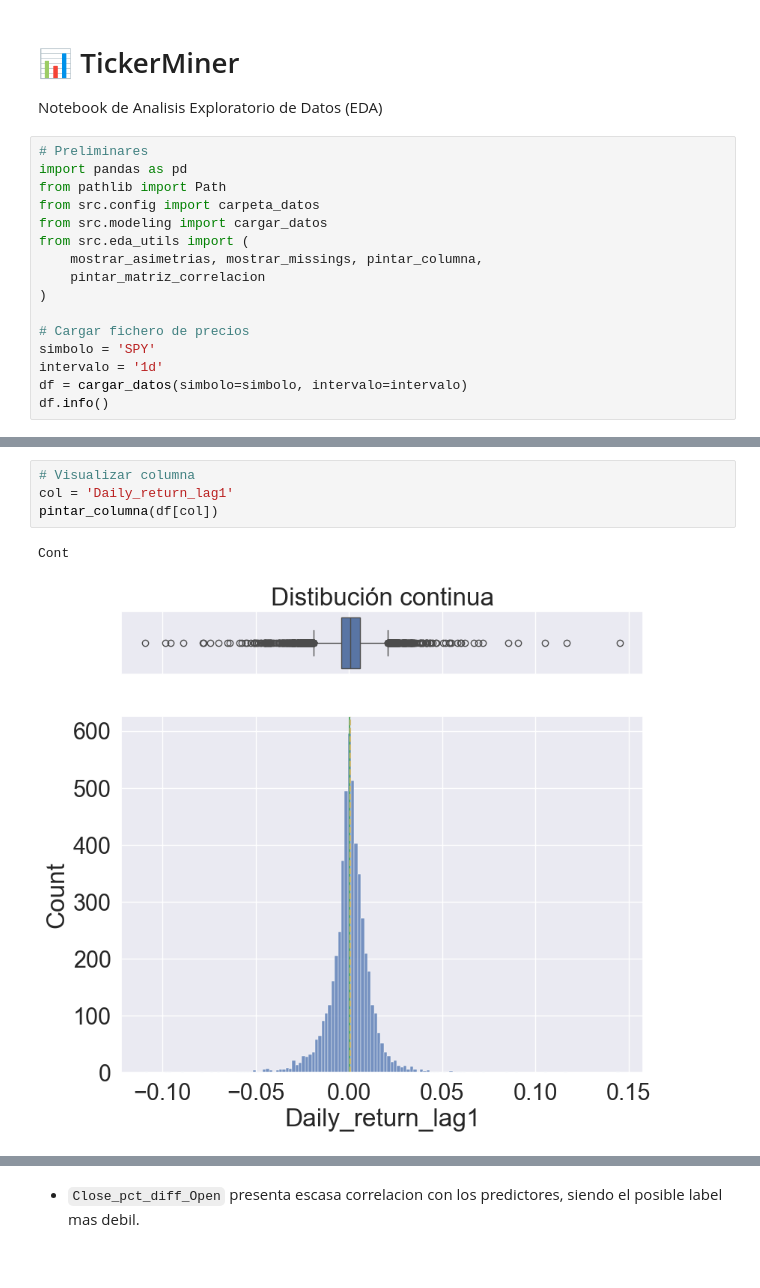
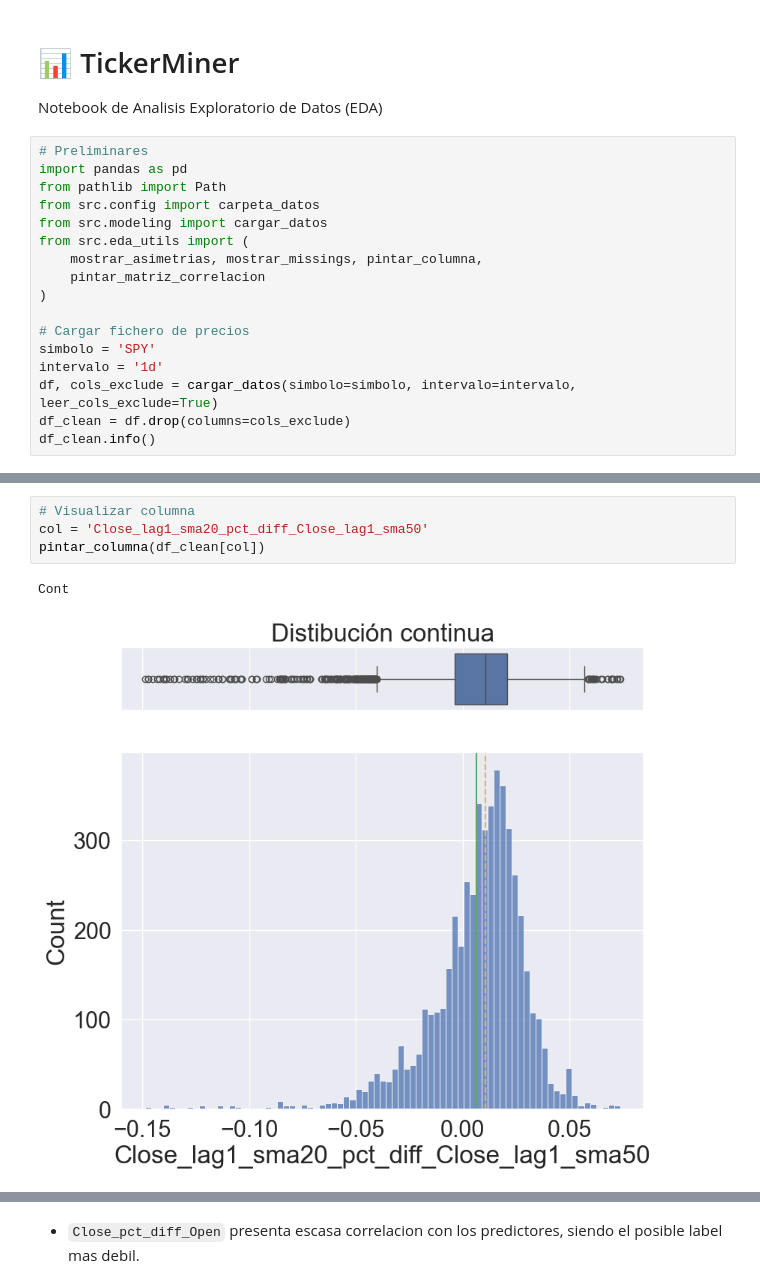
Before and after one commit to sebakremis/ForexMiner, a Jupyter notebook: notebook_EDA.ipynb, the cells around one changed output, grey strips where cells are left out. Saved outputs shown, nothing was run; the diff lists cells and outputs as text.

```diff
--- a/notebook_EDA.ipynb
+++ b/notebook_EDA.ipynb
@@ -15,7 +15,8 @@ from src.eda_utils import (
 # Cargar fichero de precios
 simbolo = 'SPY'
 intervalo = '1d'
-df = cargar_datos(simbolo=simbolo, intervalo=intervalo)
-df.info()
+df, cols_exclude = cargar_datos(simbolo=simbolo, intervalo=intervalo, leer_cols_exclude=True)
+df_clean = df.drop(columns=cols_exclude)
+df_clean.info()
 # %% [output]
 <class 'pandas.core.frame.DataFrame'>
@@ -81,9 +82,9 @@ Low_pct_diff_Open                        -3.443093
 # %%
 # Visualizar columna
-col = 'Daily_return_lag1'
-pintar_columna(df[col])
+col = 'Close_lag1_sma20_pct_diff_Close_lag1_sma50'
+pintar_columna(df_clean[col])
 # %% [output]
 Cont
-[figure, old version]
+[figure, new version]
 # %%
 # Matriz de correlacion
```
Also changed, not shown: parts of 5 cells of this notebook, 3 other files.
